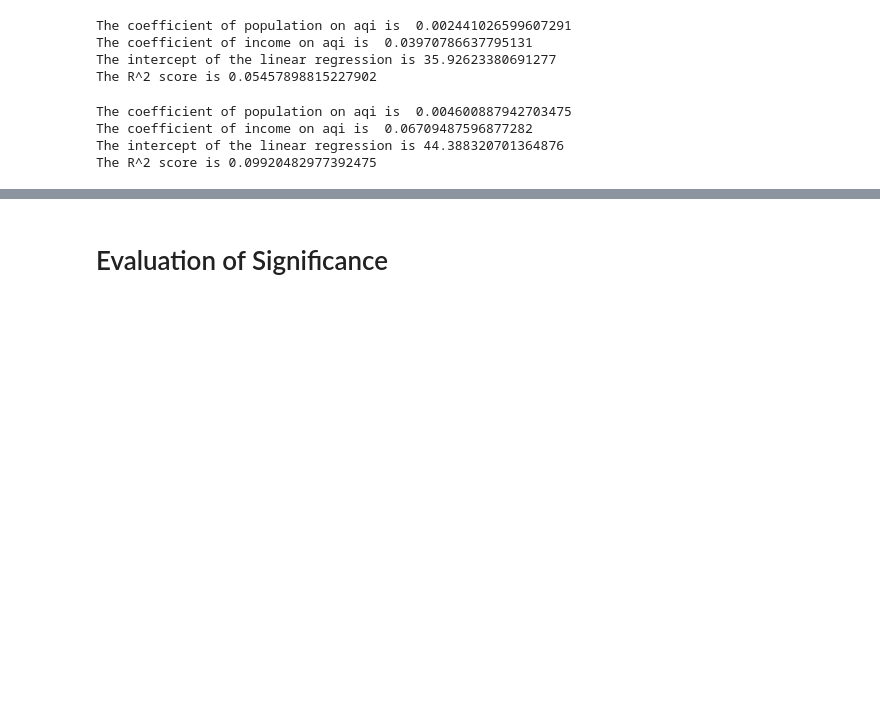
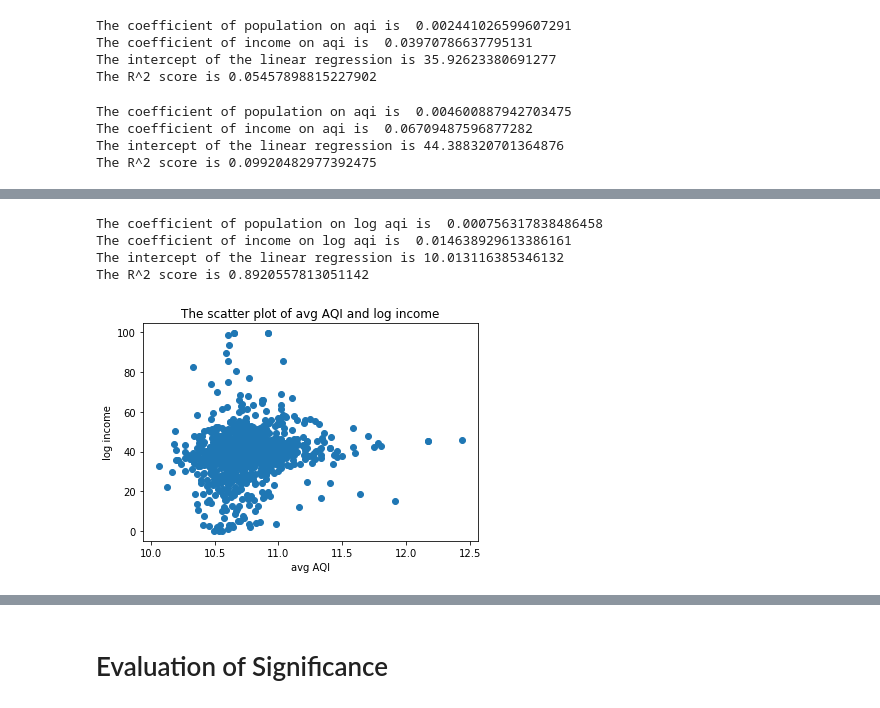
Before and after one commit to isachar98/info2950-final, a Jupyter notebook: Data_Analysis.ipynb, the cells around one changed output, grey strips where cells are left out. Drawn from its saved outputs; the diff is of its cells as text; code cells hidden in the pictures; blank space fills up the shorter version.

```diff
--- a/Data_Analysis.ipynb
+++ b/Data_Analysis.ipynb
@@ -317,0 +365,22 @@ The R^2 score is 0.09920482977392475
+# %%
+#log-linear model: Y= Log of income, X = population and AQI
+combined["log_income"] = np.log(combined["Per capita personal income 2018"]) #logging the income values
+popandaqi_logincome = LinearRegression().fit(combined[["avg_aqi","Income_standard (1000s)"]], combined["log_income"])
+print("The coefficient of population on log aqi is ", popandaqi_logincome.coef_[0])
+print("The coefficient of income on log aqi is ", popandaqi_logincome.coef_[1])
+print("The intercept of the linear regression is", popandaqi_logincome.intercept_)
+print("The R^2 score is", popandaqi_logincome.score(combined[["avg_aqi","Income_standard (1000s)"]], combined["log_income"]))
+# %% [output]
+The coefficient of population on log aqi is  0.000756317838486458
+The coefficient of income on log aqi is  0.014638929613386161
+The intercept of the linear regression is 10.013116385346132
+The R^2 score is 0.8920557813051142
+# %%
+#Scatter plot of log income and avg AQI
+plt.scatter(combined["log_income"], combined["avg_aqi"])
+plt.xlabel('avg AQI')
+plt.ylabel('log income')
+plt.title('The scatter plot of avg AQI and log income')
+plt.show()
+# %% [output]
+[figure, added]
```
Also changed, not shown: parts of 13 cells of this notebook.
